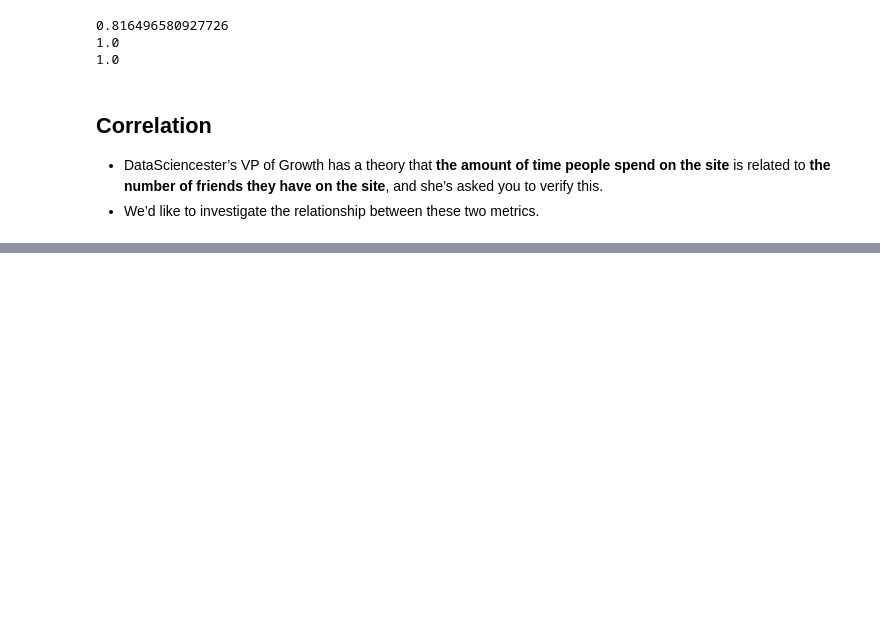
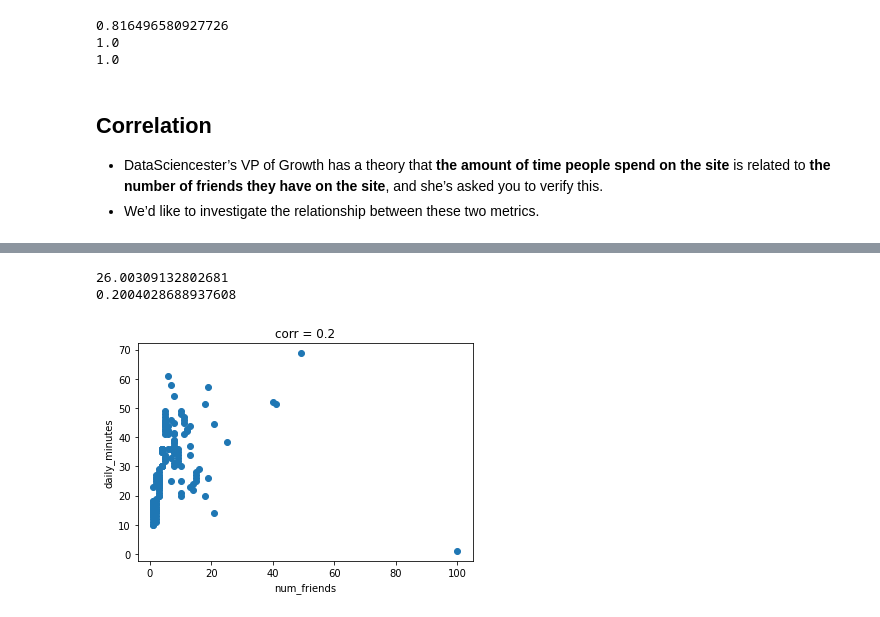
Before and after one commit to Lim-JiSeon/DataAnalysis, a Jupyter notebook: D‍ata Mining/Material/ch5_statistics-2020-student - Jupyter Notebook.ipynb, the cells around one changed output, grey strips where cells are left out. Drawn from its saved outputs; the diff is of its cells as text; code cells hidden in the pictures; blank space fills up the shorter version.

```diff
--- a/D‍ata Mining/Material/ch5_statistics-2020-student - Jupyter Notebook.ipynb
+++ b/D‍ata Mining/Material/ch5_statistics-2020-student - Jupyter Notebook.ipynb
@@ -285,0 +295,29 @@ print(standard_deviation([1,2,3]))
+# %%
+daily_minutes = [1,68.77,51.25,52.08,38.36,44.54,14,26,57.13,51.40,20,29,28,27,26,25,22,24,23,34,37,44,43,42,41,45,46,47,48,49,25,21,20,30,31,32,33,34,35,36,37,38,39,30,41,41.42,31.22,34.76,54.01,38.79,45,33,25,46,36,58,36,44,42,42,61,42,41,42,41,45,43,46,44,47,48,49,44,45,45,45,45,45,33,33,32,34,35,35,35,36,36,36,36,36,36,30,30,30,30,30,30,20,20,23,24,26,24,27,26,25,24,22,21,24,28,29,26,25,24,23,26,26,27,25,24,11,12,13,14,15,16,17,17,18,15,19,15,16,23,14,15,16,13,16,17,17,13,16,10,10,11,12,13,14,15,16,17,18,18]
+def covariance(x, y):
+    n = len(x)
+    return dot(de_mean(x), de_mean(y)) / (n - 1)
+
+def correlation(x, y):
+    stdev_x = standard_deviation(x)
+    stdev_y = standard_deviation(y)
+    if stdev_x > 0 and stdev_y > 0:
+        return covariance(x, y) / stdev_x / stdev_y
+    else:
+        return 0 # if no variation, correlation is zero
+# %%
+print(covariance(num_friends, daily_minutes)) # 22.43 -> 수업자료와 데이터셋이 다름
+print(correlation(num_friends, daily_minutes)) # 0.25 -> 수업자료와 데이터셋이 다름
+# we may conclude that two variables are less correlated
+# %% [output]
+26.00309132802681
+0.2004028688937608
+# %%
+plt.scatter(num_friends, daily_minutes)
+plt.xlabel('num_friends')
+plt.ylabel('daily_minutes')
+plt.title('corr = {:.2}'.format(correlation(num_friends, daily_minutes))) # corr = 0.25 -> 데이터셋이 다름
+plt.show()
+# outlier 제거전
+# %% [output]
+[figure, added]
```
Also changed, not shown: parts of 21 cells of this notebook.
